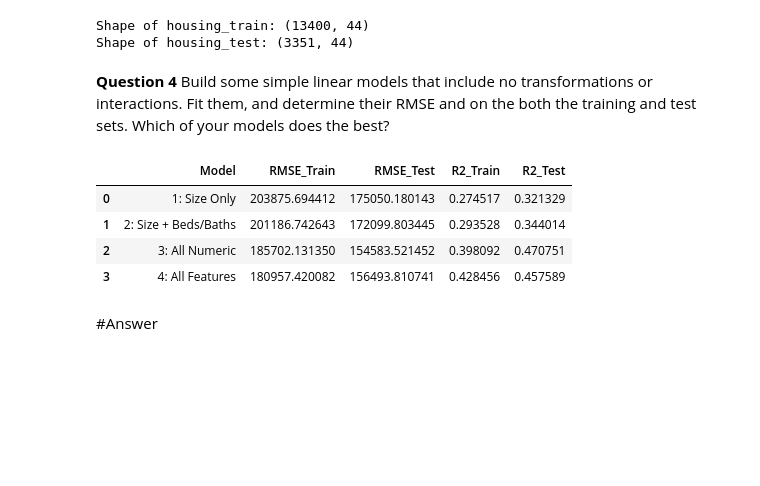
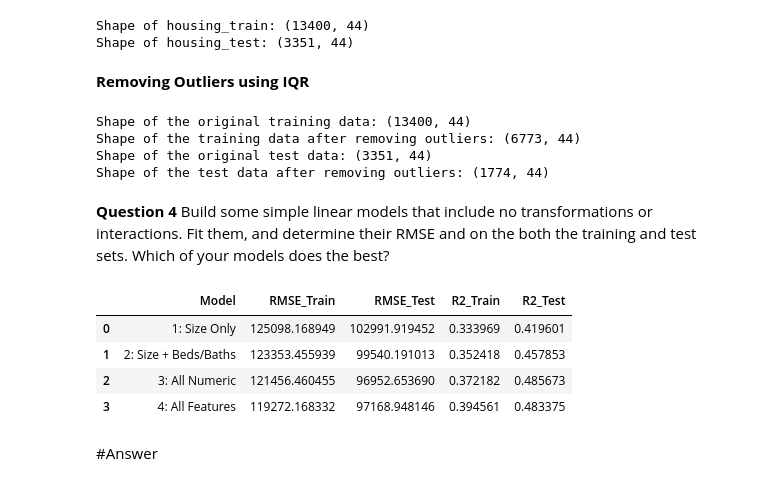
Before and after one commit to bburt26/lab_hedonic_pricing, a Jupyter notebook: lab_notebook.ipynb, the cells around one changed output. Cells and saved outputs as stored; diff of their text form; code cells hidden in the pictures; blank space fills up the shorter version.

```diff
--- a/lab_notebook.ipynb
+++ b/lab_notebook.ipynb
@@ -265,6 +267,38 @@ print("Shape of housing_test:", housing_test.shape)
 # %% [output]
 Shape of housing_train: (13400, 44)
 Shape of housing_test: (3351, 44)
+# %% [markdown]
+**Removing Outliers using IQR**
+# %%
+# Calculate IQR for numerical columns on the training set
+numerical_cols = housing_train.select_dtypes(include=np.number).columns.tolist()
+# Exclude the target variable 'sale_price' from outlier removal based on its own distribution
+numerical_cols.remove('sale_price')
+
+Q1 = housing_train[numerical_cols].quantile(0.25)
+Q3 = housing_train[numerical_cols].quantile(0.75)
+IQR = Q3 - Q1
+
+# Define bounds for outliers based on the training set
+lower_bound = Q1 - 1.5 * IQR
+upper_bound = Q3 + 1.5 * IQR
+
+# Remove outliers from the training set
+housing_train_cleaned = housing_train[~((housing_train[numerical_cols] < lower_bound) | (housing_train[numerical_cols] > upper_bound)).any(axis=1)]
+
+# Remove outliers from the test set using bounds calculated from the training set
+housing_test_cleaned = housing_test[~((housing_test[numerical_cols] < lower_bound) | (housing_test[numerical_cols] > upper_bound)).any(axis=1)]
+
+
+print(f"Shape of the original training data: {housing_train.shape}")
+print(f"Shape of the training data after removing outliers: {housing_train_cleaned.shape}")
+print(f"Shape of the original test data: {housing_test.shape}")
+print(f"Shape of the test data after removing outliers: {housing_test_cleaned.shape}")
+# %% [output]
+Shape of the original training data: (13400, 44)
+Shape of the training data after removing outliers: (6773, 44)
+Shape of the original test data: (3351, 44)
+Shape of the test data after removing outliers: (1774, 44)
 # %% [markdown]
 **Question 4**
 Build some simple linear models that include no transformations or interactions. Fit them, and determine their RMSE and on the both the training and test sets. Which of your models does the best?
@@ -278,14 +312,12 @@ features = ['house_square_feet', 'attic_finished_square_feet', 'basement_square_
             'stories', 'year_built', 'bedrooms', 'bathrooms']
 target = 'sale_price'
 
-X = housing_encoded[features]
-y = housing_encoded[target]
+# Use the cleaned data after outlier removal
+X_train = housing_train_cleaned[features]
+y_train = housing_train_cleaned[target]
 
-X_train = housing_train[features]
-y_train = housing_train[target]
-
-X_test = housing_test[features]
-y_test = housing_test[target]
+X_test = housing_test_cleaned[features]
+y_test = housing_test_cleaned[target]
 
 # Model 1: house_square_feet only
 model1 = sm.OLS(y_train, sm.add_constant(X_train[['house_square_feet']])).fit()
@@ -316,39 +348,39 @@ y_test_pred3 = model3.predict(sm.add_constant(X_test))
 
 rmse_train3 = np.sqrt(mean_squared_error(y_train, y_train_pred3))
 rmse_test3 = np.sqrt(mean_squared_error(y_test, y_test_pred3))
 r2_train3 = r2_score(y_train, y_train_pred3)
 r2_test3 = r2_score(y_test, y_test_pred3)
 
 
 # Model 4: All features (numeric and one-hot encoded categorical)
-X_train_all = housing_train.drop('sale_price', axis=1).astype(int)
-X_test_all = housing_test.drop('sale_price', axis=1).astype(int)
+X_train_all = housing_train_cleaned.drop('sale_price', axis=1).astype(int)
+X_test_all = housing_test_cleaned.drop('sale_price', axis=1).astype(int)
 
 model4 = sm.OLS(y_train, sm.add_constant(X_train_all)).fit()
 y_train_pred4 = model4.predict(sm.add_constant(X_train_all))
 y_test_pred4 = model4.predict(sm.add_constant(X_test_all))
 
 rmse_train4 = np.sqrt(mean_squared_error(y_train, y_train_pred4))
 rmse_test4 = np.sqrt(mean_squared_error(y_test, y_test_pred4))
 r2_train4 = r2_score(y_train, y_train_pred4)
 r2_test4 = r2_score(y_test, y_test_pred4)
 
 # Create a DataFrame to store the results
 results = pd.DataFrame({
     'Model': ['1: Size Only', '2: Size + Beds/Baths', '3: All Numeric', '4: All Features'],
     'RMSE_Train': [rmse_train1, rmse_train2, rmse_train3, rmse_train4],
     'RMSE_Test': [rmse_test1, rmse_test2, rmse_test3, rmse_test4],
     'R2_Train': [r2_train1, r2_train2, r2_train3, r2_train4],
     'R2_Test': [r2_test1, r2_test2, r2_test3, r2_test4]
 })
 
 display(results)
 # %% [output]
 |  | Model | RMSE_Train | RMSE_Test | R2_Train | R2_Test |
-| 0 | 1: Size Only | 203875.694412 | 175050.180143 | 0.274517 | 0.321329 |
-| 1 | 2: Size + Beds/Baths | 201186.742643 | 172099.803445 | 0.293528 | 0.344014 |
-| 2 | 3: All Numeric | 185702.131350 | 154583.521452 | 0.398092 | 0.470751 |
-| 3 | 4: All Features | 180957.420082 | 156493.810741 | 0.428456 | 0.457589 |
+| 0 | 1: Size Only | 125098.168949 | 102991.919452 | 0.333969 | 0.419601 |
+| 1 | 2: Size + Beds/Baths | 123353.455939 | 99540.191013 | 0.352418 | 0.457853 |
+| 2 | 3: All Numeric | 121456.460455 | 96952.653690 | 0.372182 | 0.485673 |
+| 3 | 4: All Features | 119272.168332 | 97168.948146 | 0.394561 | 0.483375 |
 # %% [markdown]
 #Answer
 # %% [markdown]
```
Also changed, not shown: parts of 2 cells of this notebook.
